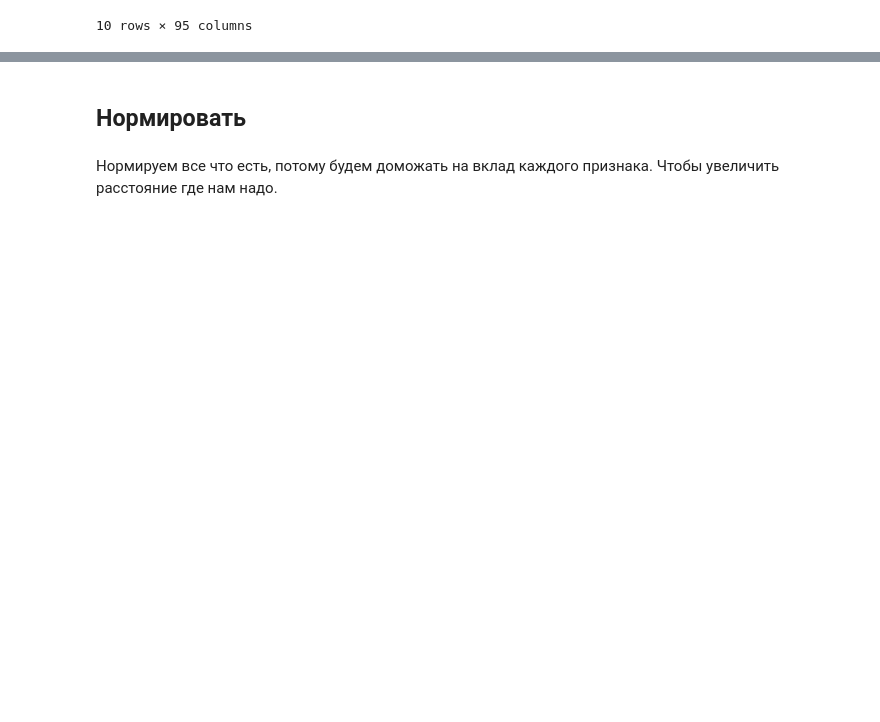
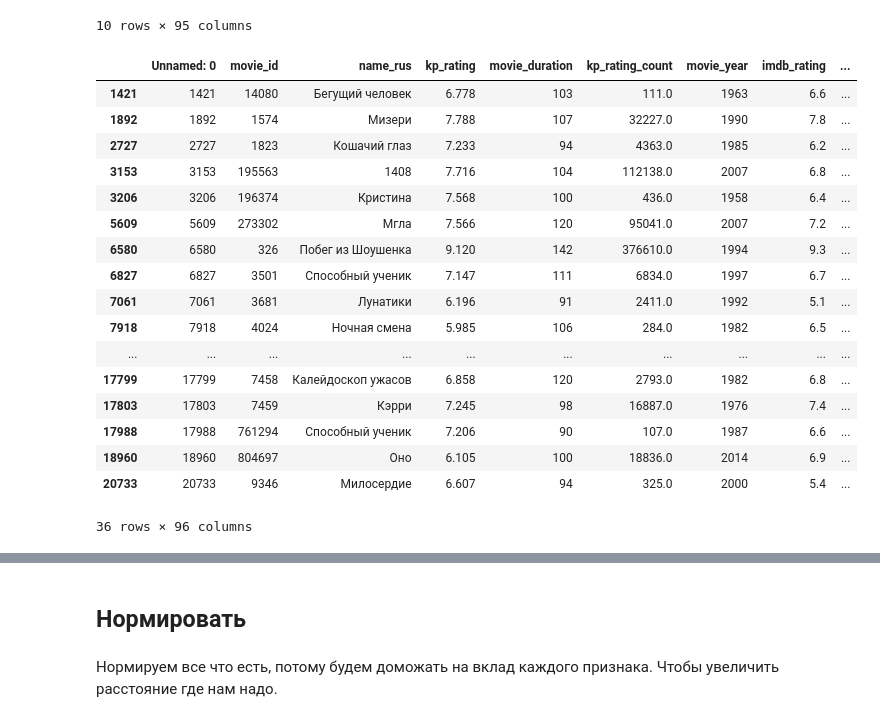
Before and after one commit to kandrewkov/Movie-Recommendations, a Jupyter notebook: preproc_data.ipynb, the cells around one changed output, grey strips where cells are left out. Drawn from its saved outputs; the diff is of its cells as text; code cells hidden in the pictures; blank space fills up the shorter version.

```diff
--- a/preproc_data.ipynb
+++ b/preproc_data.ipynb
@@ -1288,5 +1329,37 @@ movies[movies['ГайРичи'] == 1]
 | 17839 | 17839 | 749 | Костолом | 7.299 | 99 | 28304.0 | 2001 | 6.5 | ... |
 | 20454 | 20454 | 8921 | Костолом | 7.566 | 95 | 248.0 | 1996 | 6.4 | ... |
 10 rows × 95 columns
+# %%
+movies['СтвенКинг'] = np.zeros(len(movies))
+
+g = pd.read_csv('data/СтивенКинг.txt', sep='	', header=None )
+
+set_of_af = set(g[0])
+for ind in range(len(movies)):
+    name = movies.loc[ind, 'name_rus']
+    name = str(name)
+    if name in set_of_af:
+        movies.loc[ind, 'СтвенКинг'] = 1
+
+movies[movies['СтвенКинг'] == 1]
+# %% [output]
+|  | Unnamed: 0 | movie_id | name_rus | kp_rating | movie_duration | kp_rating_count | movie_year | imdb_rating | ... |
+| 1421 | 1421 | 14080 | Бегущий человек | 6.778 | 103 | 111.0 | 1963 | 6.6 | ... |
+| 1892 | 1892 | 1574 | Мизери | 7.788 | 107 | 32227.0 | 1990 | 7.8 | ... |
+| 2727 | 2727 | 1823 | Кошачий глаз | 7.233 | 94 | 4363.0 | 1985 | 6.2 | ... |
+| 3153 | 3153 | 195563 | 1408 | 7.716 | 104 | 112138.0 | 2007 | 6.8 | ... |
+| 3206 | 3206 | 196374 | Кристина | 7.568 | 100 | 436.0 | 1958 | 6.4 | ... |
+| 5609 | 5609 | 273302 | Мгла | 7.566 | 120 | 95041.0 | 2007 | 7.2 | ... |
+| 6580 | 6580 | 326 | Побег из Шоушенка | 9.120 | 142 | 376610.0 | 1994 | 9.3 | ... |
+| 6827 | 6827 | 3501 | Способный ученик | 7.147 | 111 | 6834.0 | 1997 | 6.7 | ... |
+| 7061 | 7061 | 3681 | Лунатики | 6.196 | 91 | 2411.0 | 1992 | 5.1 | ... |
+| 7918 | 7918 | 4024 | Ночная смена | 5.985 | 106 | 284.0 | 1982 | 6.5 | ... |
+| ... | ... | ... | ... | ... | ... | ... | ... | ... | ... |
+| 17799 | 17799 | 7458 | Калейдоскоп ужасов | 6.858 | 120 | 2793.0 | 1982 | 6.8 | ... |
+| 17803 | 17803 | 7459 | Кэрри | 7.245 | 98 | 16887.0 | 1976 | 7.4 | ... |
+| 17988 | 17988 | 761294 | Способный ученик | 7.206 | 90 | 107.0 | 1987 | 6.6 | ... |
+| 18960 | 18960 | 804697 | Оно | 6.105 | 100 | 18836.0 | 2014 | 6.9 | ... |
+| 20733 | 20733 | 9346 | Милосердие | 6.607 | 94 | 325.0 | 2000 | 5.4 | ... |
+36 rows × 96 columns
 # %%
 movies.to_csv('preproc_movies_nobudget.csv')
```
Also changed, not shown: parts of 10 cells of this notebook, 2 other files.
